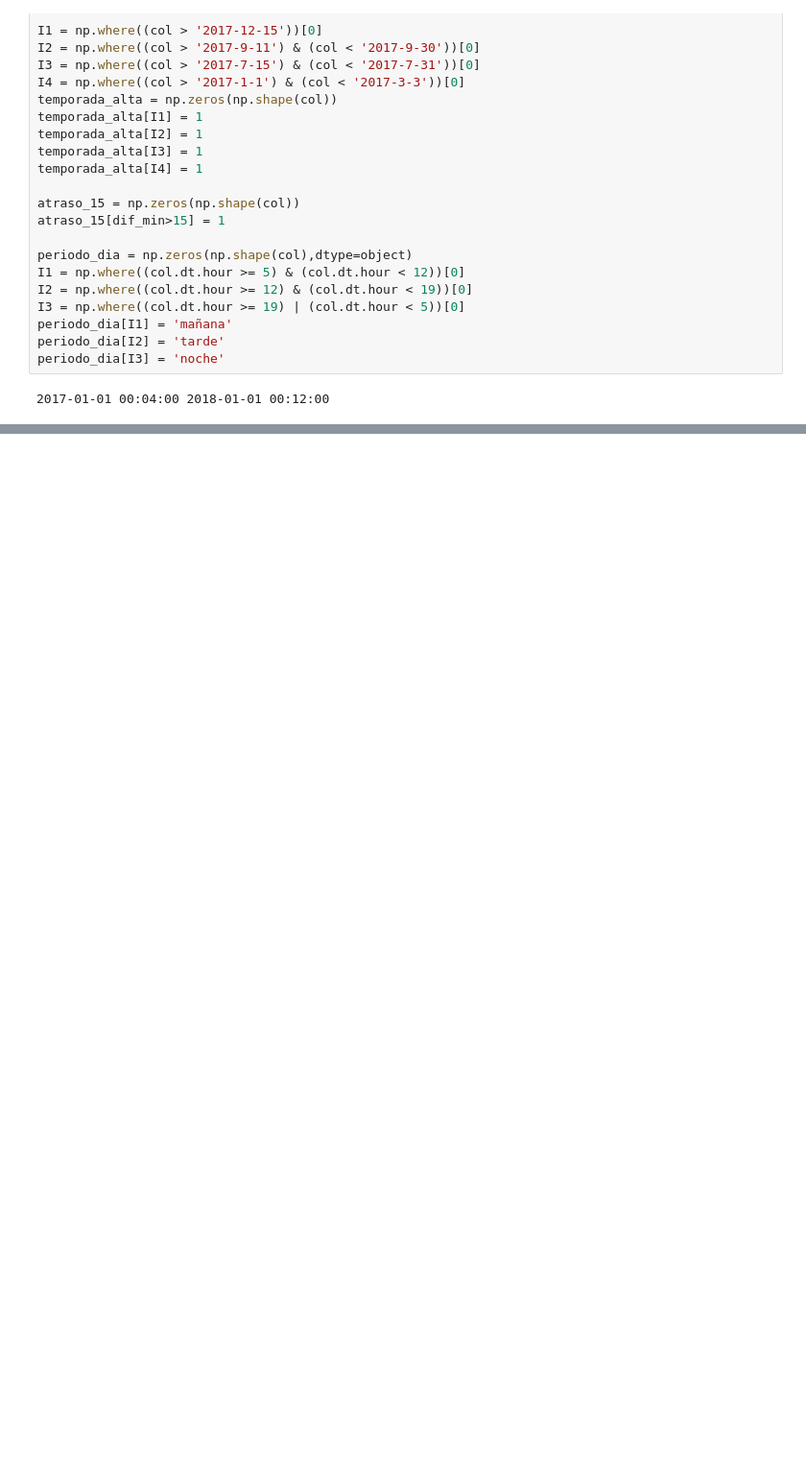
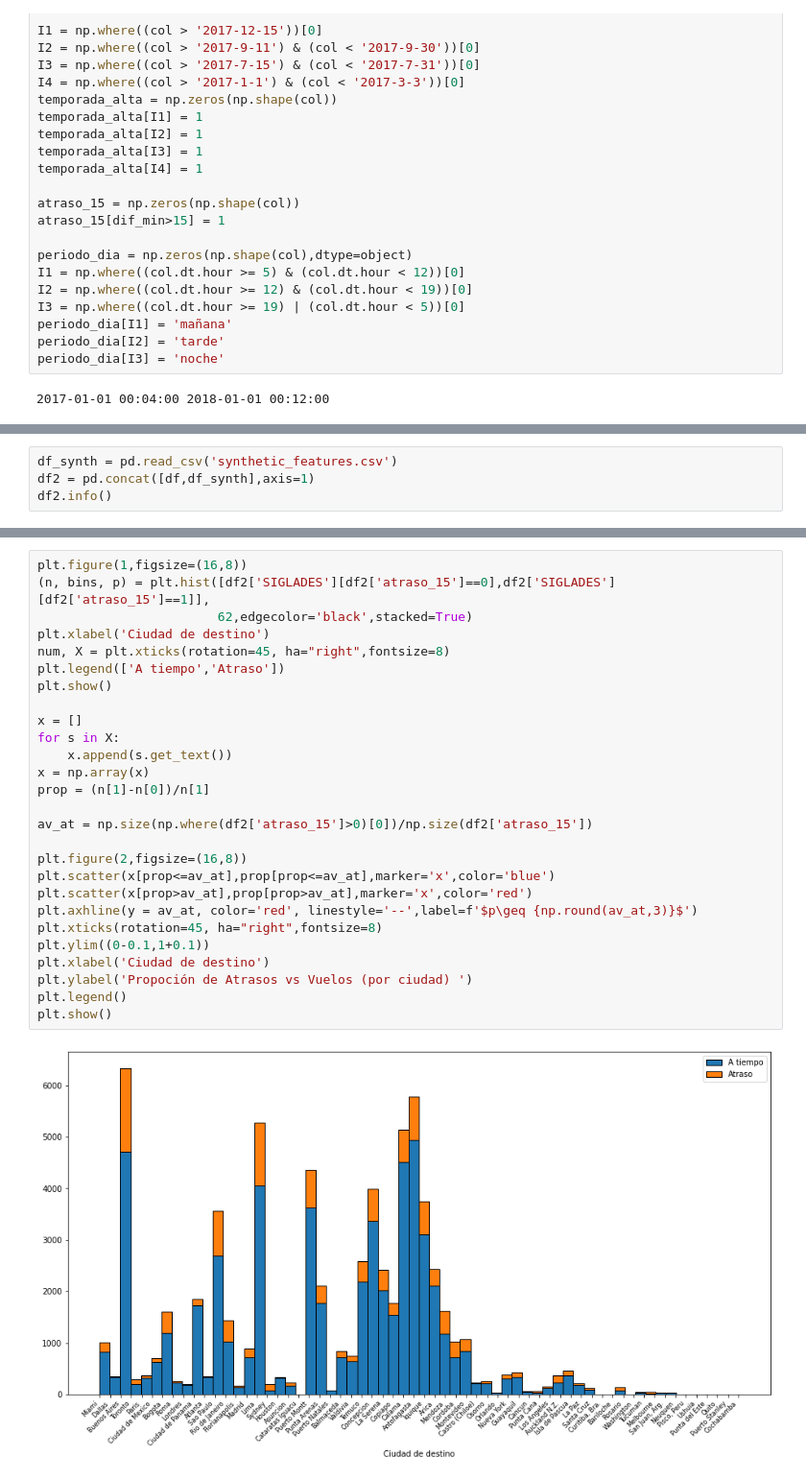
Before and after one commit to detigny/Challenge_DS_LATAM, a Jupyter notebook: solution.ipynb, the cells around one changed output, grey strips where cells are left out. Shown: that part at 96% size. Cells and saved outputs as stored; diff of their text form; blank space fills up the shorter version.

```diff
--- a/solution.ipynb
+++ b/solution.ipynb
@@ -198,0 +213,4 @@ synth.to_csv(r'synthetic_features.csv')
+# %%
+df_synth = pd.read_csv('synthetic_features.csv')
+df2 = pd.concat([df,df_synth],axis=1)
+df2.info()
@@ -198,0 +235,29 @@ synth.to_csv(r'synthetic_features.csv')
+# %%
+plt.figure(1,figsize=(16,8))
+(n, bins, p) = plt.hist([df2['SIGLADES'][df2['atraso_15']==0],df2['SIGLADES'][df2['atraso_15']==1]],
+                        62,edgecolor='black',stacked=True)
+plt.xlabel('Ciudad de destino')
+num, X = plt.xticks(rotation=45, ha="right",fontsize=8)
+plt.legend(['A tiempo','Atraso'])
+plt.show()
+
+x = []
+for s in X:
+    x.append(s.get_text())
+x = np.array(x)
+prop = (n[1]-n[0])/n[1]
+
+av_at = np.size(np.where(df2['atraso_15']>0)[0])/np.size(df2['atraso_15'])
+
+plt.figure(2,figsize=(16,8))
+plt.scatter(x[prop<=av_at],prop[prop<=av_at],marker='x',color='blue')
+plt.scatter(x[prop>av_at],prop[prop>av_at],marker='x',color='red')
+plt.axhline(y = av_at, color='red', linestyle='--',label=f'$p\geq {np.round(av_at,3)}$')
+plt.xticks(rotation=45, ha="right",fontsize=8)
+plt.ylim((0-0.1,1+0.1))
+plt.xlabel('Ciudad de destino')
+plt.ylabel('Propoción de Atrasos vs Vuelos (por ciudad) ')
+plt.legend()
+plt.show()
+# %% [output]
+[figure, added]
```
Also changed, not shown: parts of 14 cells of this notebook, 1 other file.
